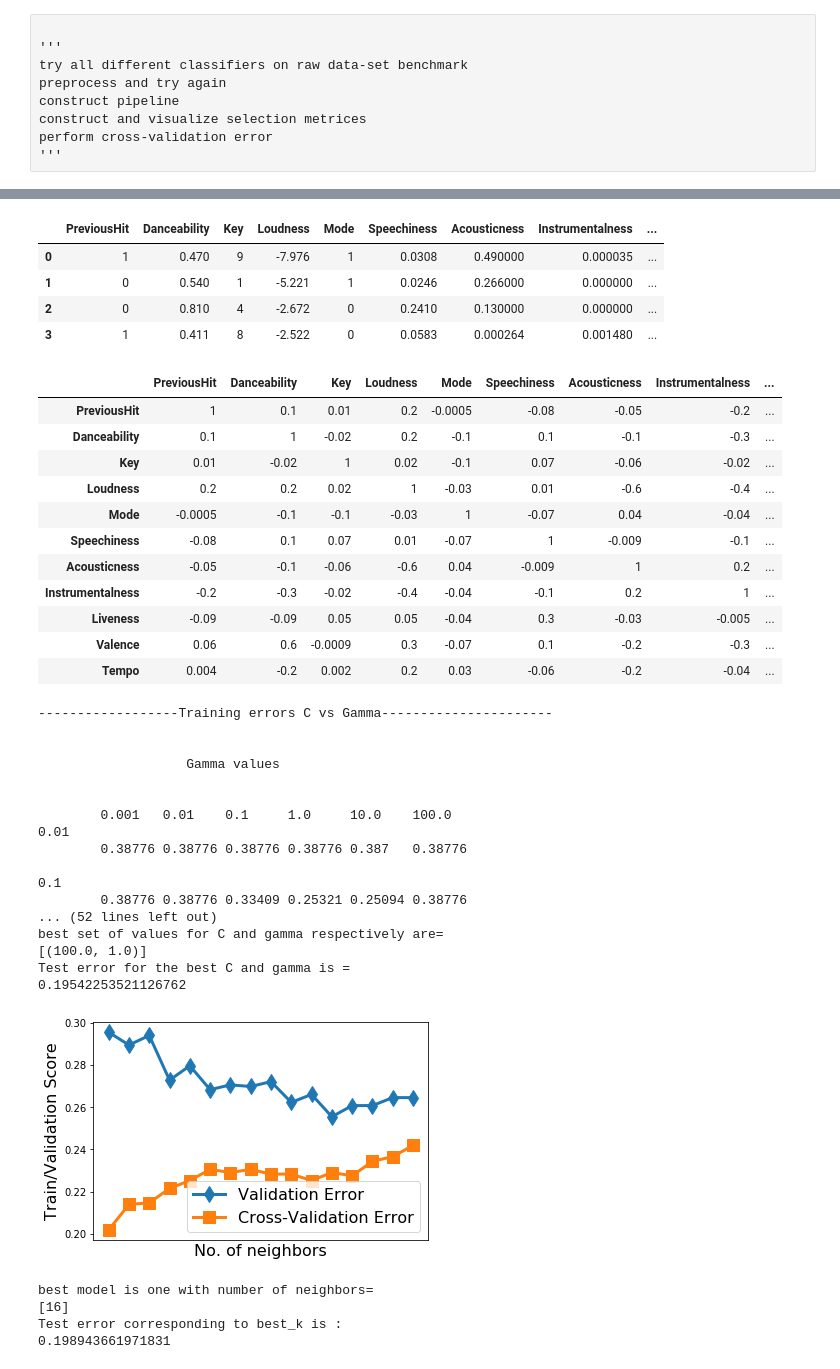
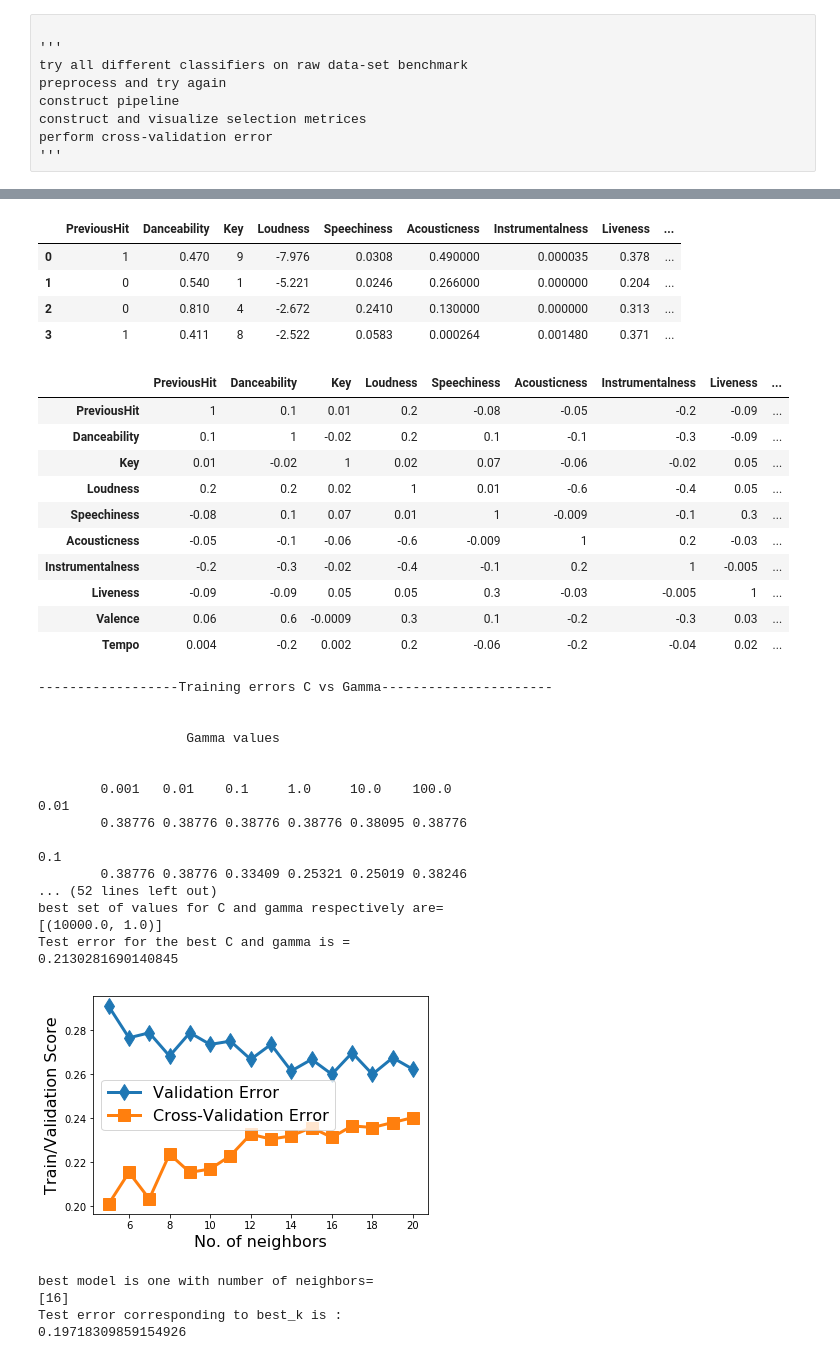
Before and after one commit to pruthvipatel/midterm_project_CS6301.010, a Jupyter notebook: mid_term_project/mid_term_project.ipynb, the cells around one changed output, grey strips where cells are left out. Cells and saved outputs as stored; diff of their text form; code cells hidden in the pictures.

```diff
--- a/mid_term_project/mid_term_project.ipynb
+++ b/mid_term_project/mid_term_project.ipynb
@@ -35,8 +38,8 @@ test=pd.read_csv('./CS6301-S19-MidTermProject/bb_2000s_test.csv',delimiter=',',h
 # %%
 train_y=train.iloc[:,-1]
 #train_x=train.iloc[:,3:-1]
-train_x=train.iloc[:,[3,4,6,7,8,9,10,11,12,13,14]]
-test=test.iloc[:,[0,1,3,4,5,6,7,8,9,10,11]]
+train_x=train.iloc[:,[3,4,6,7,9,10,11,12,13,14]]
+test=test.iloc[:,[0,1,3,4,6,7,8,9,10,11]]
 
 #change2____added below line
 #train_norm_x = normalize(train_x, axis =0)
@@ -62,27 +65,26 @@ test[0:4]
 # %%
 train_x[0:4]
 # %% [output]
-|  | PreviousHit | Danceability | Key | Loudness | Mode | Speechiness | Acousticness | Instrumentalness | ... |
-| 0 | 1 | 0.470 | 9 | -7.976 | 1 | 0.0308 | 0.490000 | 0.000035 | ... |
-| 1 | 0 | 0.540 | 1 | -5.221 | 1 | 0.0246 | 0.266000 | 0.000000 | ... |
-| 2 | 0 | 0.810 | 4 | -2.672 | 0 | 0.2410 | 0.130000 | 0.000000 | ... |
-| 3 | 1 | 0.411 | 8 | -2.522 | 0 | 0.0583 | 0.000264 | 0.001480 | ... |
+|  | PreviousHit | Danceability | Key | Loudness | Speechiness | Acousticness | Instrumentalness | Liveness | ... |
+| 0 | 1 | 0.470 | 9 | -7.976 | 0.0308 | 0.490000 | 0.000035 | 0.378 | ... |
+| 1 | 0 | 0.540 | 1 | -5.221 | 0.0246 | 0.266000 | 0.000000 | 0.204 | ... |
+| 2 | 0 | 0.810 | 4 | -2.672 | 0.2410 | 0.130000 | 0.000000 | 0.313 | ... |
+| 3 | 1 | 0.411 | 8 | -2.522 | 0.0583 | 0.000264 | 0.001480 | 0.371 | ... |
 # %%
 corr = X_trn.corr()
 corr.style.background_gradient(cmap='coolwarm').set_precision(1)
 # %% [output]
-|  | PreviousHit | Danceability | Key | Loudness | Mode | Speechiness | Acousticness | Instrumentalness | ... |
-| PreviousHit | 1 | 0.1 | 0.01 | 0.2 | -0.0005 | -0.08 | -0.05 | -0.2 | ... |
-| Danceability | 0.1 | 1 | -0.02 | 0.2 | -0.1 | 0.1 | -0.1 | -0.3 | ... |
-| Key | 0.01 | -0.02 | 1 | 0.02 | -0.1 | 0.07 | -0.06 | -0.02 | ... |
-| Loudness | 0.2 | 0.2 | 0.02 | 1 | -0.03 | 0.01 | -0.6 | -0.4 | ... |
-| Mode | -0.0005 | -0.1 | -0.1 | -0.03 | 1 | -0.07 | 0.04 | -0.04 | ... |
-| Speechiness | -0.08 | 0.1 | 0.07 | 0.01 | -0.07 | 1 | -0.009 | -0.1 | ... |
-| Acousticness | -0.05 | -0.1 | -0.06 | -0.6 | 0.04 | -0.009 | 1 | 0.2 | ... |
-| Instrumentalness | -0.2 | -0.3 | -0.02 | -0.4 | -0.04 | -0.1 | 0.2 | 1 | ... |
-| Liveness | -0.09 | -0.09 | 0.05 | 0.05 | -0.04 | 0.3 | -0.03 | -0.005 | ... |
-| Valence | 0.06 | 0.6 | -0.0009 | 0.3 | -0.07 | 0.1 | -0.2 | -0.3 | ... |
-| Tempo | 0.004 | -0.2 | 0.002 | 0.2 | 0.03 | -0.06 | -0.2 | -0.04 | ... |
+|  | PreviousHit | Danceability | Key | Loudness | Speechiness | Acousticness | Instrumentalness | Liveness | ... |
+| PreviousHit | 1 | 0.1 | 0.01 | 0.2 | -0.08 | -0.05 | -0.2 | -0.09 | ... |
+| Danceability | 0.1 | 1 | -0.02 | 0.2 | 0.1 | -0.1 | -0.3 | -0.09 | ... |
+| Key | 0.01 | -0.02 | 1 | 0.02 | 0.07 | -0.06 | -0.02 | 0.05 | ... |
+| Loudness | 0.2 | 0.2 | 0.02 | 1 | 0.01 | -0.6 | -0.4 | 0.05 | ... |
+| Speechiness | -0.08 | 0.1 | 0.07 | 0.01 | 1 | -0.009 | -0.1 | 0.3 | ... |
+| Acousticness | -0.05 | -0.1 | -0.06 | -0.6 | -0.009 | 1 | 0.2 | -0.03 | ... |
+| Instrumentalness | -0.2 | -0.3 | -0.02 | -0.4 | -0.1 | 0.2 | 1 | -0.005 | ... |
+| Liveness | -0.09 | -0.09 | 0.05 | 0.05 | 0.3 | -0.03 | -0.005 | 1 | ... |
+| Valence | 0.06 | 0.6 | -0.0009 | 0.3 | 0.1 | -0.2 | -0.3 | 0.03 | ... |
+| Tempo | 0.004 | -0.2 | 0.002 | 0.2 | -0.06 | -0.2 | -0.04 | 0.02 | ... |
 # %%
 normalize=Normalizer()
 min_max_scaler = preprocessing.MinMaxScaler()
@@ -156,15 +158,15 @@ print (1-SVMmodels[best_params[0]].score(X_tst,y_tst))
 
         0.001   0.01    0.1     1.0     10.0    100.0
 0.01
-        0.38776 0.38776 0.38776 0.38776 0.387   0.38776
+        0.38776 0.38776 0.38776 0.38776 0.38095 0.38776
 
 0.1
-        0.38776 0.38776 0.33409 0.25321 0.25094 0.38776
+        0.38776 0.38776 0.33409 0.25321 0.25019 0.38246
 ... (52 lines left out)
 best set of values for C and gamma respectively are=
-[(100.0, 1.0)]
+[(10000.0, 1.0)]
 Test error for the best C and gamma is =
-0.19542253521126762
+0.2130281690140845
 # %%
 #High value of C suggests that the model is highly non-linear
 # %%
@@ -189,39 +191,39 @@ for k in k_range:
                        ('KNN', neigh)])
     kModels[k]=KNNclf.fit(X_trn,y_trn)
     #kValErr[k]=1-KNNclf.score(X_val,y_val)
     kCValErr[k] = 1- np.mean(cross_val_score(KNNclf,X_trn,y_trn, cv=10))
     kTrnErr[k]=1-KNNclf.score(X_trn,y_trn)
 
 
 
 plt.figure()
 #plt.plot(kValErr.keys(), kValErr.values(), marker='o', linewidth=3, markersize=12)
 plt.plot(kCValErr.keys(), kCValErr.values(), marker='d', linewidth=3, markersize=12)
 plt.plot(kTrnErr.keys(), kTrnErr.values(), marker='s', linewidth=3, markersize=12)
 plt.xlabel('No. of neighbors', fontsize=16)
 plt.ylabel('Train/Validation Score', fontsize=16)
-plt.xticks(list(kValErr.keys()), fontsize=12)
+#plt.xticks(list(kValErr.keys()), fontsize=12)
 plt.legend(['Validation Error','Cross-Validation Error', 'Train Error'], fontsize=16)
 #change__________________removed the below line
 #plt.axis([0, 22, -1, 1])
 
 plt.show()
 
 #temp=min(kValErr.values())
 temp=min(kCValErr.values())
 #best_k=[param for param,score in kValErr.items() if score==temp]
 best_k=[param for param,score in kCValErr.items() if score==temp]
 print ('best model is one with number of neighbors=')
 print (best_k)
 
 print ('Test error corresponding to best_k is :')
 print (1-kModels[best_k[0]].score(X_tst,y_tst))
 # %% [output]
-[figure, old version]
+[figure, new version]
 best model is one with number of neighbors=
 [16]
 Test error corresponding to best_k is :
-0.198943661971831
+0.19718309859154926
 # %%
 #change______________
 k_best = best_k[0]
```
Also changed, not shown: parts of 11 cells of this notebook.
